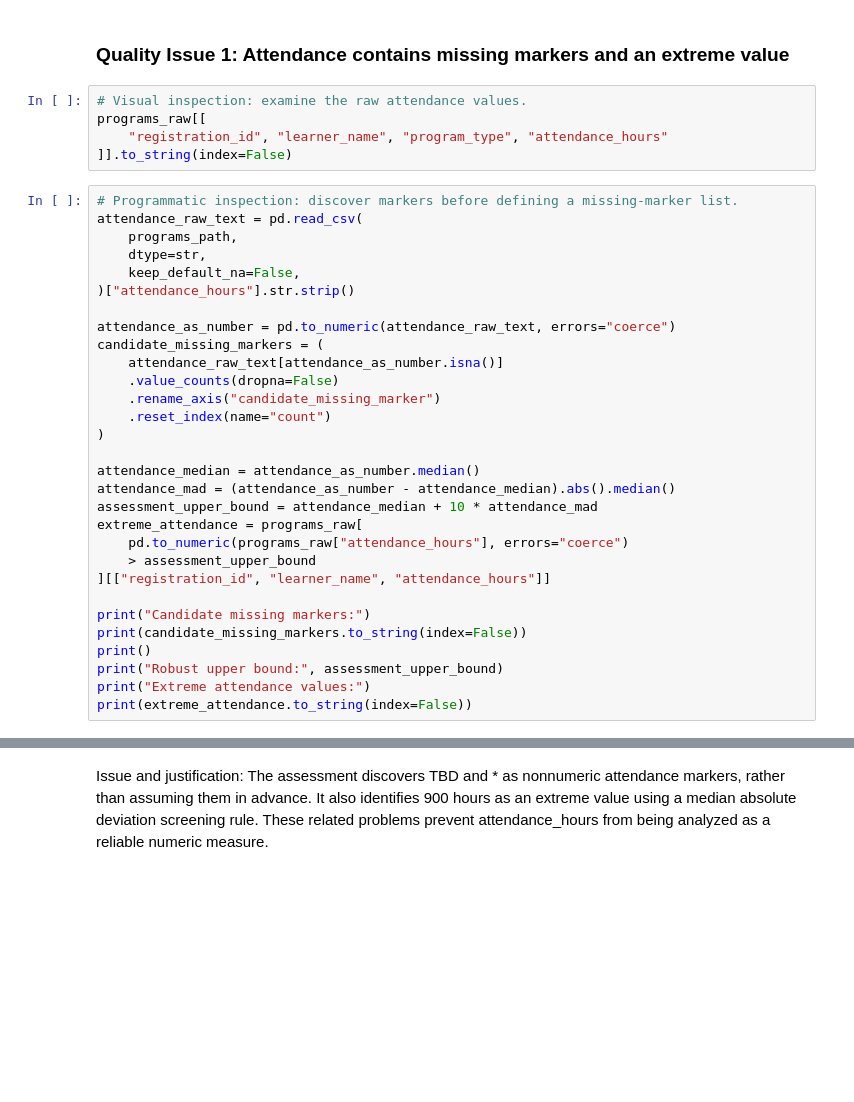
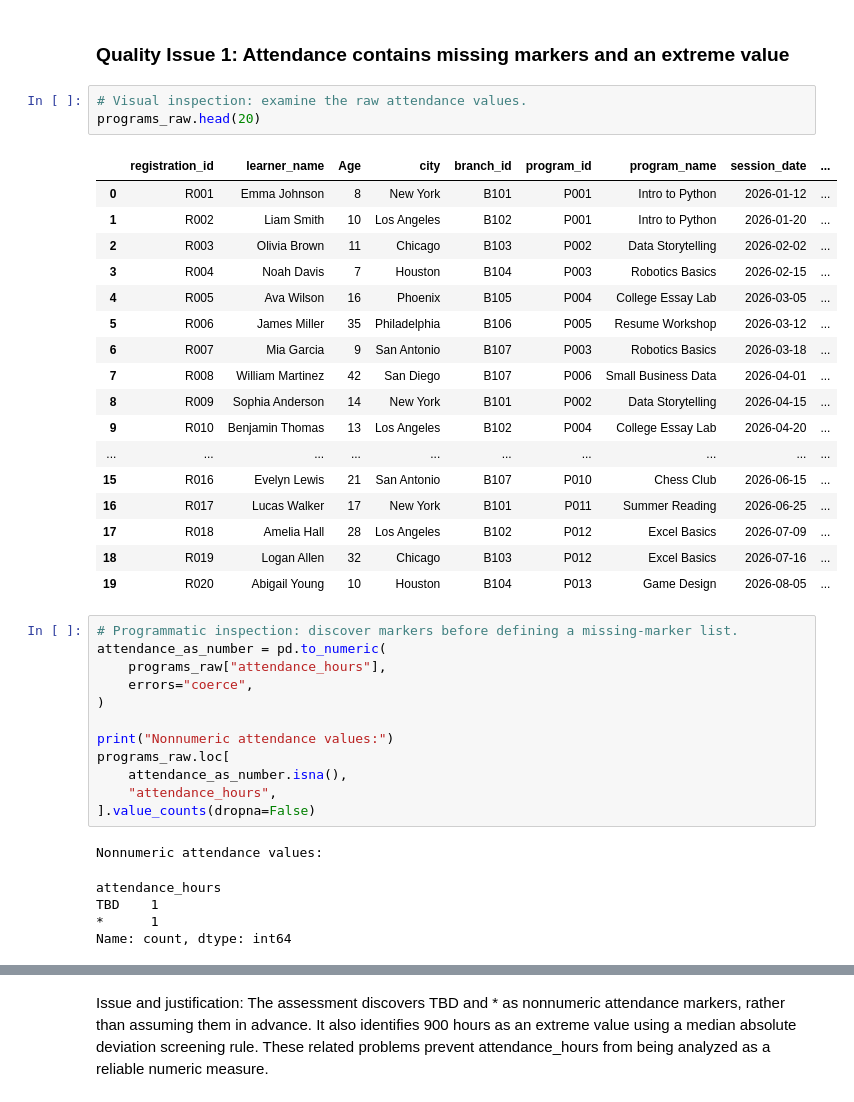
Before and after one commit to jaycode/udacity-accelerator-sessions, a Jupyter notebook: Real World Data Wrangling/Data_Wrangling_Project_Demo.ipynb, the cells around one changed output, grey strips where cells are left out. Saved outputs shown, nothing was run; the diff lists cells and outputs as text; blank space fills up the shorter version.

```diff
--- a/Real World Data Wrangling/Data_Wrangling_Project_Demo.ipynb
+++ b/Real World Data Wrangling/Data_Wrangling_Project_Demo.ipynb
@@ -87,36 +107,40 @@ Assess exactly two data quality issues and two data tidiness issues. Each issue
 ### Quality Issue 1: Attendance contains missing markers and an extreme value
 # %%
 # Visual inspection: examine the raw attendance values.
-programs_raw[[
-    "registration_id", "learner_name", "program_type", "attendance_hours"
-]].to_string(index=False)
+programs_raw.head(20)
+# %% [output]
+|  | registration_id | learner_name | Age | city | branch_id | program_id | program_name | session_date | ... |
+| 0 | R001 | Emma Johnson | 8 | New York | B101 | P001 | Intro to Python | 2026-01-12 | ... |
+| 1 | R002 | Liam Smith | 10 | Los Angeles | B102 | P001 | Intro to Python | 2026-01-20 | ... |
+| 2 | R003 | Olivia Brown | 11 | Chicago | B103 | P002 | Data Storytelling | 2026-02-02 | ... |
+| 3 | R004 | Noah Davis | 7 | Houston | B104 | P003 | Robotics Basics | 2026-02-15 | ... |
+| 4 | R005 | Ava Wilson | 16 | Phoenix | B105 | P004 | College Essay Lab | 2026-03-05 | ... |
+| 5 | R006 | James Miller | 35 | Philadelphia | B106 | P005 | Resume Workshop | 2026-03-12 | ... |
+| 6 | R007 | Mia Garcia | 9 | San Antonio | B107 | P003 | Robotics Basics | 2026-03-18 | ... |
+| 7 | R008 | William Martinez | 42 | San Diego | B107 | P006 | Small Business Data | 2026-04-01 | ... |
+| 8 | R009 | Sophia Anderson | 14 | New York | B101 | P002 | Data Storytelling | 2026-04-15 | ... |
+| 9 | R010 | Benjamin Thomas | 13 | Los Angeles | B102 | P004 | College Essay Lab | 2026-04-20 | ... |
+| ... | ... | ... | ... | ... | ... | ... | ... | ... | ... |
+| 15 | R016 | Evelyn Lewis | 21 | San Antonio | B107 | P010 | Chess Club | 2026-06-15 | ... |
+| 16 | R017 | Lucas Walker | 17 | New York | B101 | P011 | Summer Reading | 2026-06-25 | ... |
+| 17 | R018 | Amelia Hall | 28 | Los Angeles | B102 | P012 | Excel Basics | 2026-07-09 | ... |
+| 18 | R019 | Logan Allen | 32 | Chicago | B103 | P012 | Excel Basics | 2026-07-16 | ... |
+| 19 | R020 | Abigail Young | 10 | Houston | B104 | P013 | Game Design | 2026-08-05 | ... |
 # %%
 # Programmatic inspection: discover markers before defining a missing-marker list.
-attendance_raw_text = pd.read_csv(
-    programs_path,
-    dtype=str,
-    keep_default_na=False,
-)["attendance_hours"].str.strip()
-
-attendance_as_number = pd.to_numeric(attendance_raw_text, errors="coerce")
-candidate_missing_markers = (
-    attendance_raw_text[attendance_as_number.isna()]
-    .value_counts(dropna=False)
-    .rename_axis("candidate_missing_marker")
-    .reset_index(name="count")
+attendance_as_number = pd.to_numeric(
+    programs_raw["attendance_hours"],
+    errors="coerce",
 )
 
-attendance_median = attendance_as_number.median()
-attendance_mad = (attendance_as_number - attendance_median).abs().median()
-assessment_upper_bound = attendance_median + 10 * attendance_mad
-extreme_attendance = programs_raw[
-    pd.to_numeric(programs_raw["attendance_hours"], errors="coerce")
-    > assessment_upper_bound
-][["registration_id", "learner_name", "attendance_hours"]]
-
-print("Candidate missing markers:")
-print(candidate_missing_markers.to_string(index=False))
-print()
-print("Robust upper bound:", assessment_upper_bound)
-print("Extreme attendance values:")
-print(extreme_attendance.to_string(index=False))
+print("Nonnumeric attendance values:")
+programs_raw.loc[
+    attendance_as_number.isna(),
+    "attendance_hours",
+].value_counts(dropna=False)
+# %% [output]
+Nonnumeric attendance values:
+attendance_hours
+TBD    1
+*      1
+Name: count, dtype: int64
```
Also changed, not shown: parts of 32 cells of this notebook, 4 other files.
